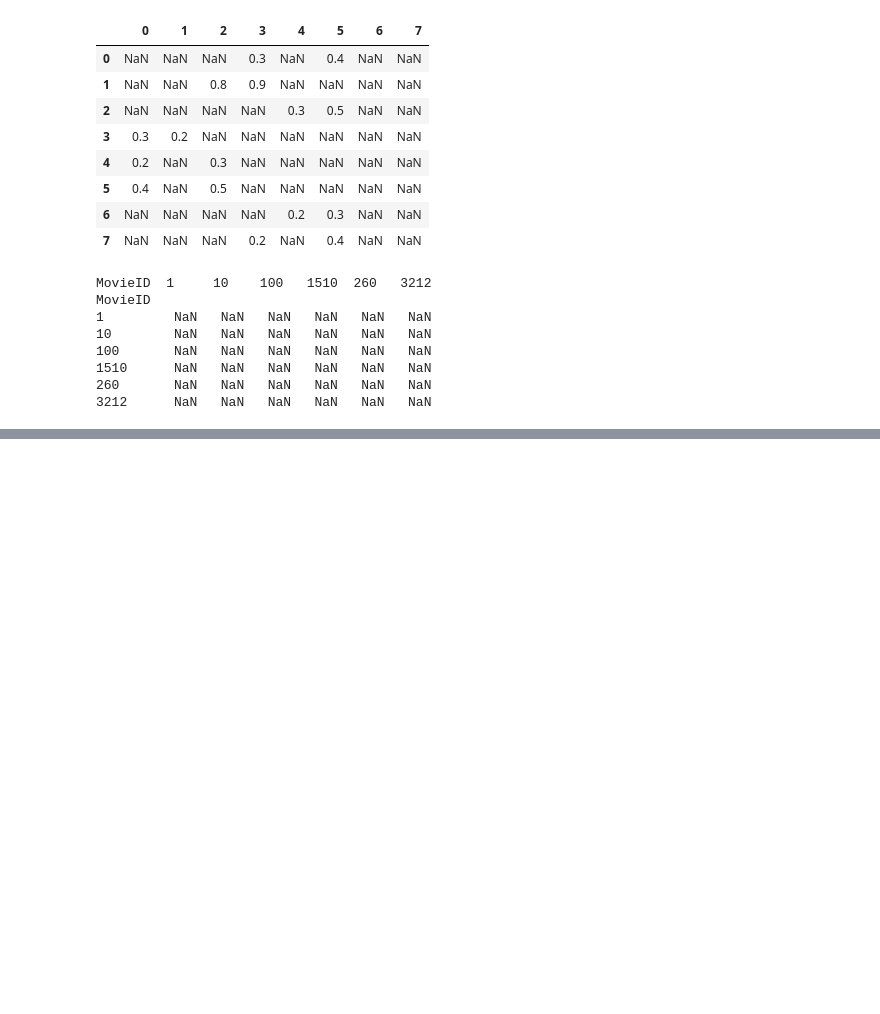
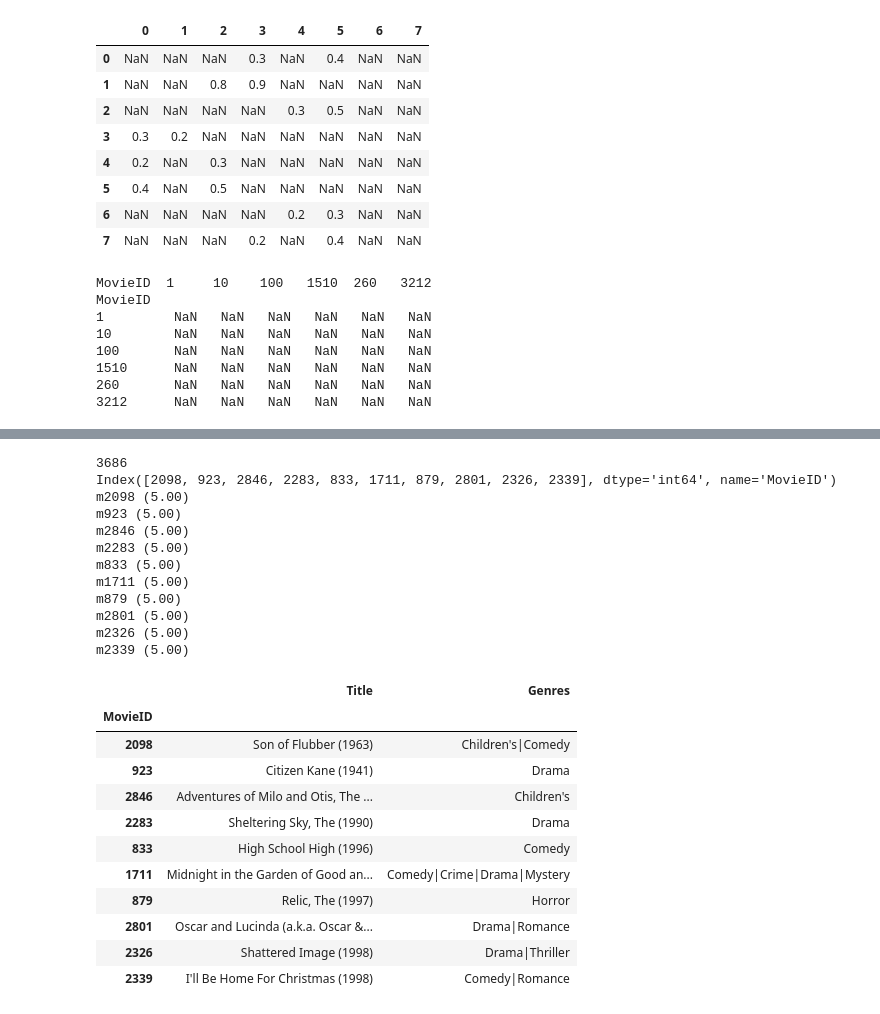
Before and after one commit to yanglianglu/CS-598-Statistical_Learning, a Jupyter notebook: CS_598_Project_4/ibcf.ipynb, the cells around one changed output, grey strips where cells are left out. Drawn from its saved outputs; the diff is of its cells as text; code cells hidden in the pictures; blank space fills up the shorter version.

```diff
--- a/CS_598_Project_4/ibcf.ipynb
+++ b/CS_598_Project_4/ibcf.ipynb
@@ -326 +438,37 @@ m0 (-1.00)
+# %%
+# get user rating for user 1351
+user_1351_ratings = item_feature_matrix.loc[1351].fillna(0)
+# count number of 0 in user rating
+print(user_1351_ratings[user_1351_ratings == 0].count())
+
+movie_ids, scores = recommend_movies(user_1351_ratings.values, similarity_matrix_top30_df, 10)
+
+for i in range(len(movie_ids)):
+    print(f'm{movie_ids[i]} ({scores[i]:.2f})')
+get_movie_titles(movie_ids, movies)
+# %% [output]
+3686
+Index([2098, 923, 2846, 2283, 833, 1711, 879, 2801, 2326, 2339], dtype='int64', name='MovieID')
+m2098 (5.00)
+m923 (5.00)
+m2846 (5.00)
+m2283 (5.00)
+m833 (5.00)
+m1711 (5.00)
+m879 (5.00)
+m2801 (5.00)
+m2326 (5.00)
+m2339 (5.00)
+|  | Title | Genres |
+| MovieID |  |  |
+| 2098 | Son of Flubber (1963) | Children's|Comedy |
+| 923 | Citizen Kane (1941) | Drama |
+| 2846 | Adventures of Milo and Otis, The ... | Children's |
+| 2283 | Sheltering Sky, The (1990) | Drama |
+| 833 | High School High (1996) | Comedy |
+| 1711 | Midnight in the Garden of Good an... | Comedy|Crime|Drama|Mystery |
+| 879 | Relic, The (1997) | Horror |
+| 2801 | Oscar and Lucinda (a.k.a. Oscar &... | Drama|Romance |
+| 2326 | Shattered Image (1998) | Drama|Thriller |
+| 2339 | I'll Be Home For Christmas (1998) | Comedy|Romance |
 # %%
```
Also changed, not shown: parts of 12 cells of this notebook.
